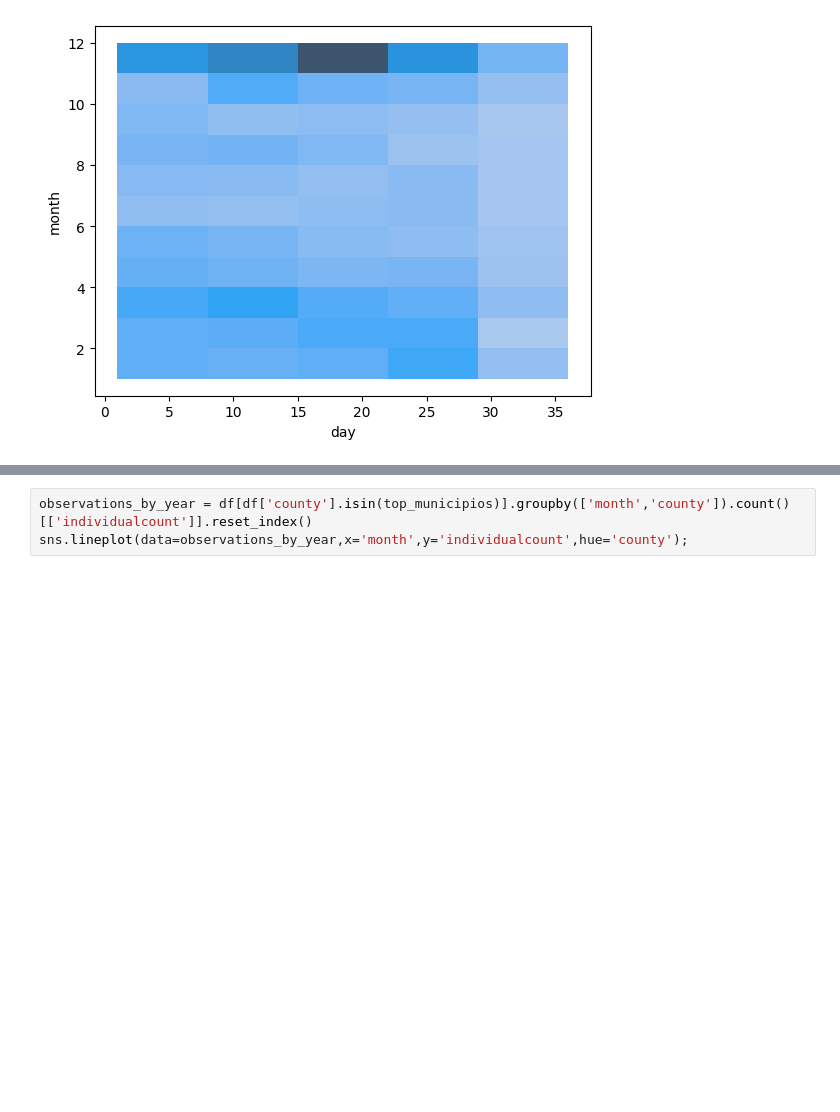
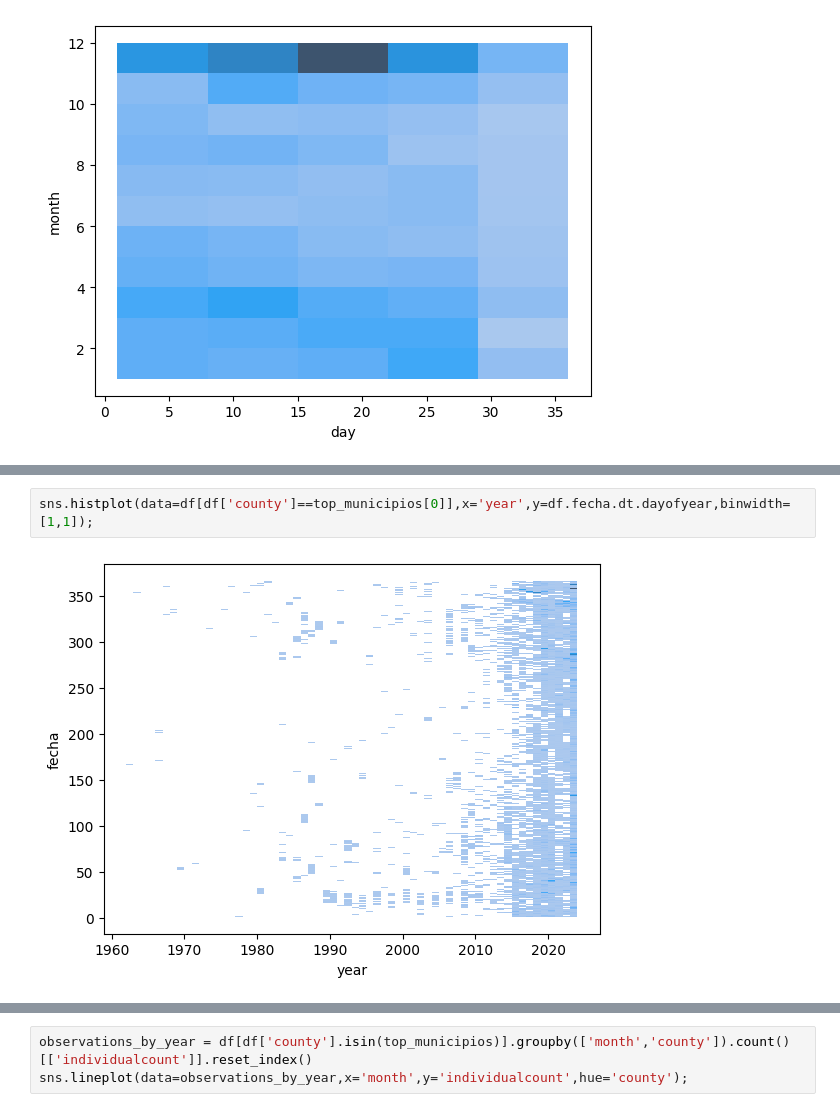
Before and after one commit to MCDproyectos/arhbpalr, a Jupyter notebook: arhbpalr/notebooks/6.0-mcd-calcular-biodiversidad-avifauna.ipynb, the cells around one changed output, grey strips where cells are left out. Saved outputs shown, nothing was run; the diff lists cells and outputs as text; blank space fills up the shorter version.

```diff
--- a/arhbpalr/notebooks/6.0-mcd-calcular-biodiversidad-avifauna.ipynb
+++ b/arhbpalr/notebooks/6.0-mcd-calcular-biodiversidad-avifauna.ipynb
@@ -157,0 +172,4 @@ sns.histplot(data=df,x='year',y='day',binwidth=[10,7]);
+# %%
+sns.histplot(data=df[df['county']==top_municipios[0]],x='year',y=df.fecha.dt.dayofyear,binwidth=[1,1]);
+# %% [output]
+[figure, added]
```
Also changed, not shown: parts of 42 cells of this notebook, 4 other files.
